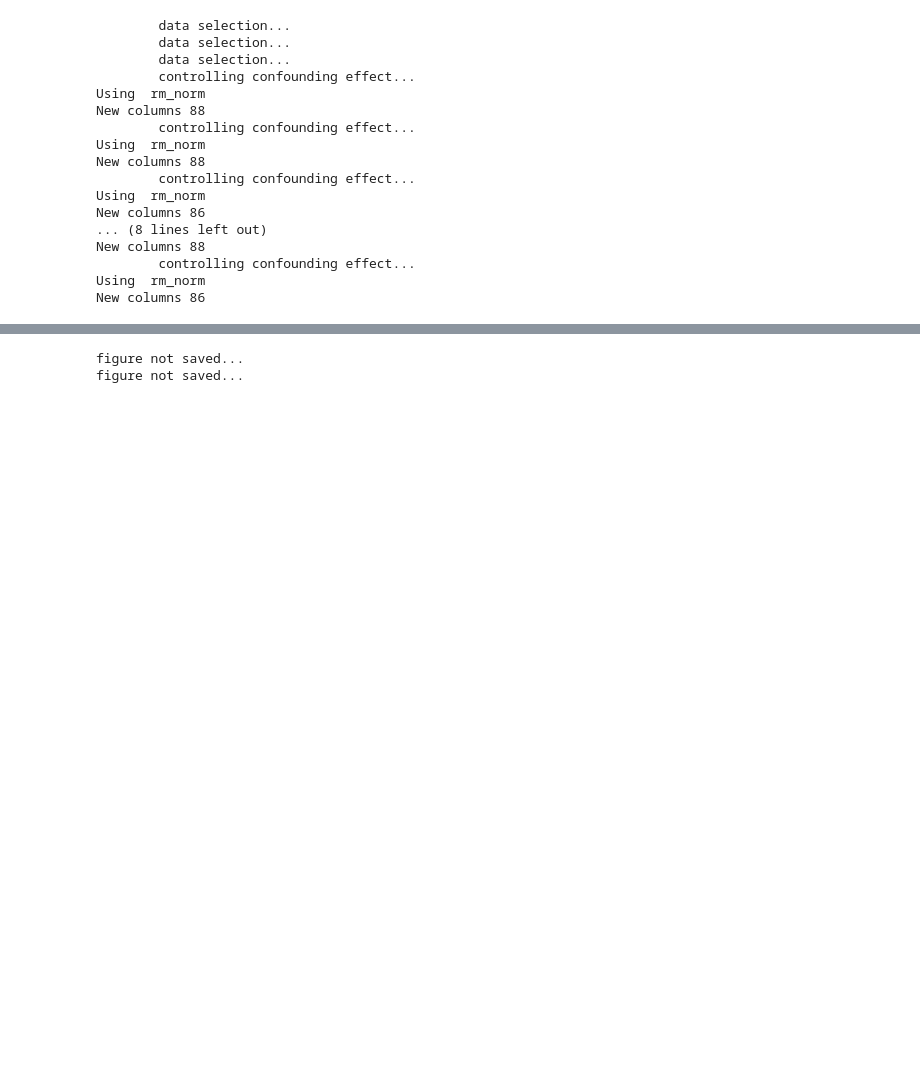
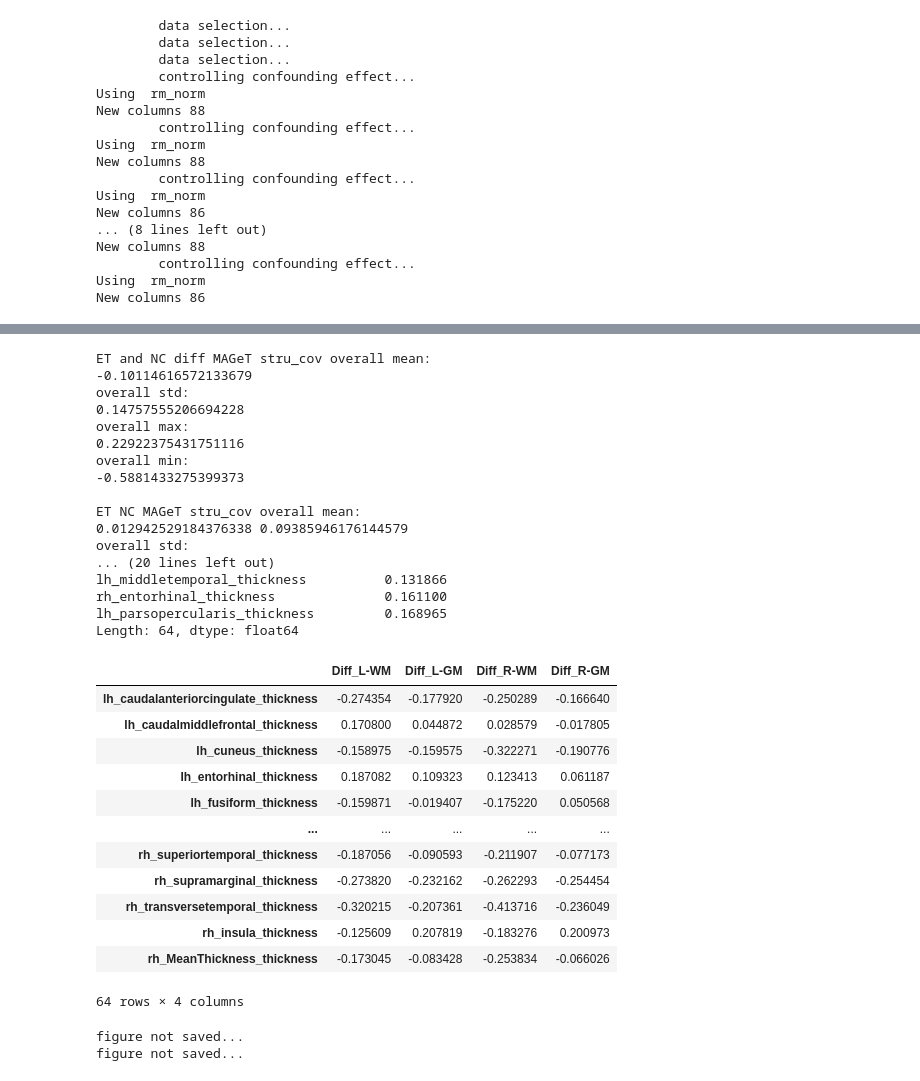
Before and after one commit to neurodatascience/ET_biomarker, a Jupyter notebook: stats/5_structrual_cov.ipynb, the cells around one changed output, grey strips where cells are left out. Cells and saved outputs as stored; diff of their text form; code cells hidden in the pictures; blank space fills up the shorter version.

```diff
--- a/stats/5_structrual_cov.ipynb
+++ b/stats/5_structrual_cov.ipynb
@@ -216,3 +272,62 @@ cort_labels=suit_ctr_DKT['cth']['cortical_list'];   cort_len = len(cort_labels);
+# %%
+import numpy as np
+print('ET and NC diff MAGeT stru_cov overall mean:')
+print(np.array(maget_strcov_diff).mean())
+print('overall std:')
+print(np.array(maget_strcov_diff).std())
+print('overall max:')
+print(np.array(maget_strcov_diff).max())
+print('overall min:')
+print(np.array(maget_strcov_diff).min())
+print("")
+
+print('ET NC MAGeT stru_cov overall mean:')
+print(np.array(maget_strcov_et).mean(), np.array(maget_strcov_nc).mean())
+print('overall std:')
+print(np.array(maget_strcov_et).std(), np.array(maget_strcov_nc).std())
+print('overall max:')
+print(maget_strcov_et.max().max(), maget_strcov_nc.max().max())
+print('overall min:')
+print(maget_strcov_et.min().min(), maget_strcov_nc.min().min())
+print("")
+
+
+print('ET NC DIFF cerebellar MAGeT stru_cov mean:')
+print(maget_strcov_diff.mean(axis=0).sort_values())
+print(maget_strcov_diff.mean(axis=1).sort_values())
+print("")
+maget_strcov_diff
+# %% [output]
+ET and NC diff MAGeT stru_cov overall mean:
+-0.10114616572133679
+overall std:
+0.14757555206694228
+overall max:
+0.22922375431751116
+overall min:
+-0.5881433275399373
+
+ET NC MAGeT stru_cov overall mean:
+0.012942529184376338 0.09385946176144579
+overall std:
+... (20 lines left out)
+lh_middletemporal_thickness          0.131866
+rh_entorhinal_thickness              0.161100
+lh_parsopercularis_thickness         0.168965
+Length: 64, dtype: float64
+|  | Diff_L-WM | Diff_L-GM | Diff_R-WM | Diff_R-GM |
+| lh_caudalanteriorcingulate_thickness | -0.274354 | -0.177920 | -0.250289 | -0.166640 |
+| lh_caudalmiddlefrontal_thickness | 0.170800 | 0.044872 | 0.028579 | -0.017805 |
+| lh_cuneus_thickness | -0.158975 | -0.159575 | -0.322271 | -0.190776 |
+| lh_entorhinal_thickness | 0.187082 | 0.109323 | 0.123413 | 0.061187 |
+| lh_fusiform_thickness | -0.159871 | -0.019407 | -0.175220 | 0.050568 |
+| ... | ... | ... | ... | ... |
+| rh_superiortemporal_thickness | -0.187056 | -0.090593 | -0.211907 | -0.077173 |
+| rh_supramarginal_thickness | -0.273820 | -0.232162 | -0.262293 | -0.254454 |
+| rh_transversetemporal_thickness | -0.320215 | -0.207361 | -0.413716 | -0.236049 |
+| rh_insula_thickness | -0.125609 | 0.207819 | -0.183276 | 0.200973 |
+| rh_MeanThickness_thickness | -0.173045 | -0.083428 | -0.253834 | -0.066026 |
+64 rows × 4 columns
 # %%
 # structral cov vis
 figure_size=(16, 60);
```
Also changed, not shown: parts of 3 cells of this notebook, 2 other files.
